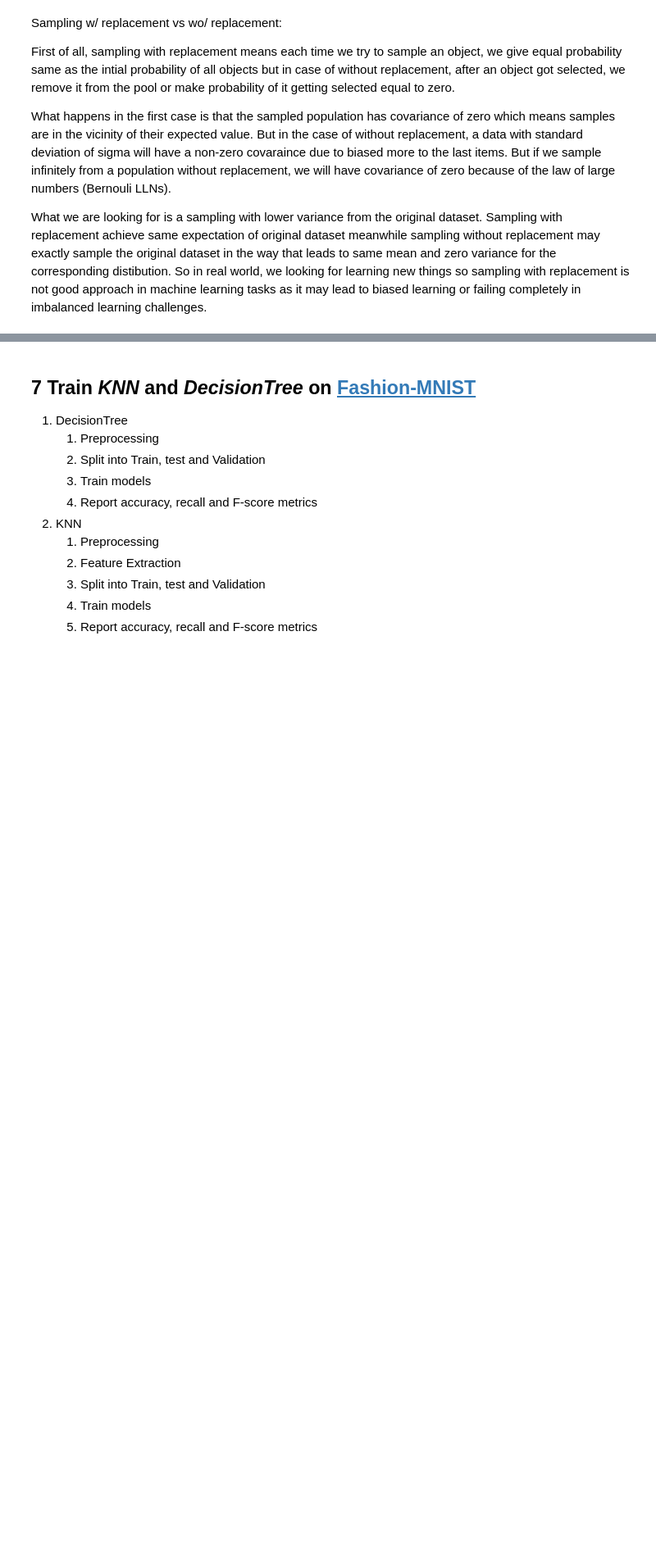
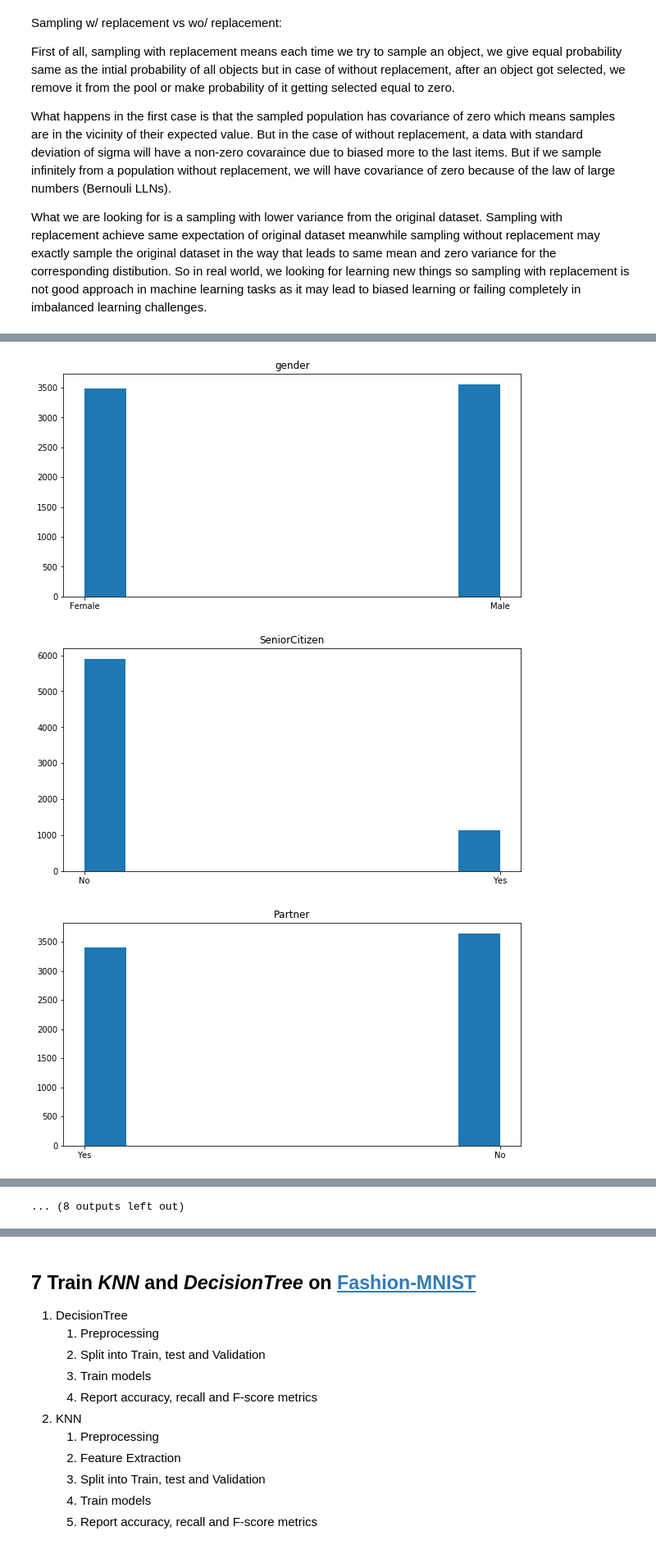
Before and after one commit to Nikronic/Data-Mining-IUST, a Jupyter notebook: HW01/notebooks/main.ipynb, the cells around one changed output, grey strips where cells are left out. Shown: that part at 82% size. Drawn from its saved outputs; the diff is of its cells as text; code cells hidden in the pictures; blank space fills up the shorter version.

Commit message:
add preprocessing and visualization of TelcoChurn

```diff
--- a/HW01/notebooks/main.ipynb
+++ b/HW01/notebooks/main.ipynb
@@ -246,0 +250,4 @@ First of all, sampling with replacement means each time we try to sample an obje
+# %%
+df = pd.read_csv("..\data\TelcoChurn.csv")
+print(df.info())
+df.head(5)
@@ -246,0 +424,9 @@ First of all, sampling with replacement means each time we try to sample an obje
+# %%
+for i in range(len(df.columns)):
+    df[df.columns[i]].hist(figsize=(10, 5), grid=False)
+    plt.title(df.columns[i])
+    plt.show()
+# %% [output]
+[figure, added]
+[figure, added]
+[figure, added]
@@ -246,0 +442 @@ First of all, sampling with replacement means each time we try to sample an obje
+... (8 outputs left out)
```
Also changed, not shown: parts of 13 cells of this notebook.
